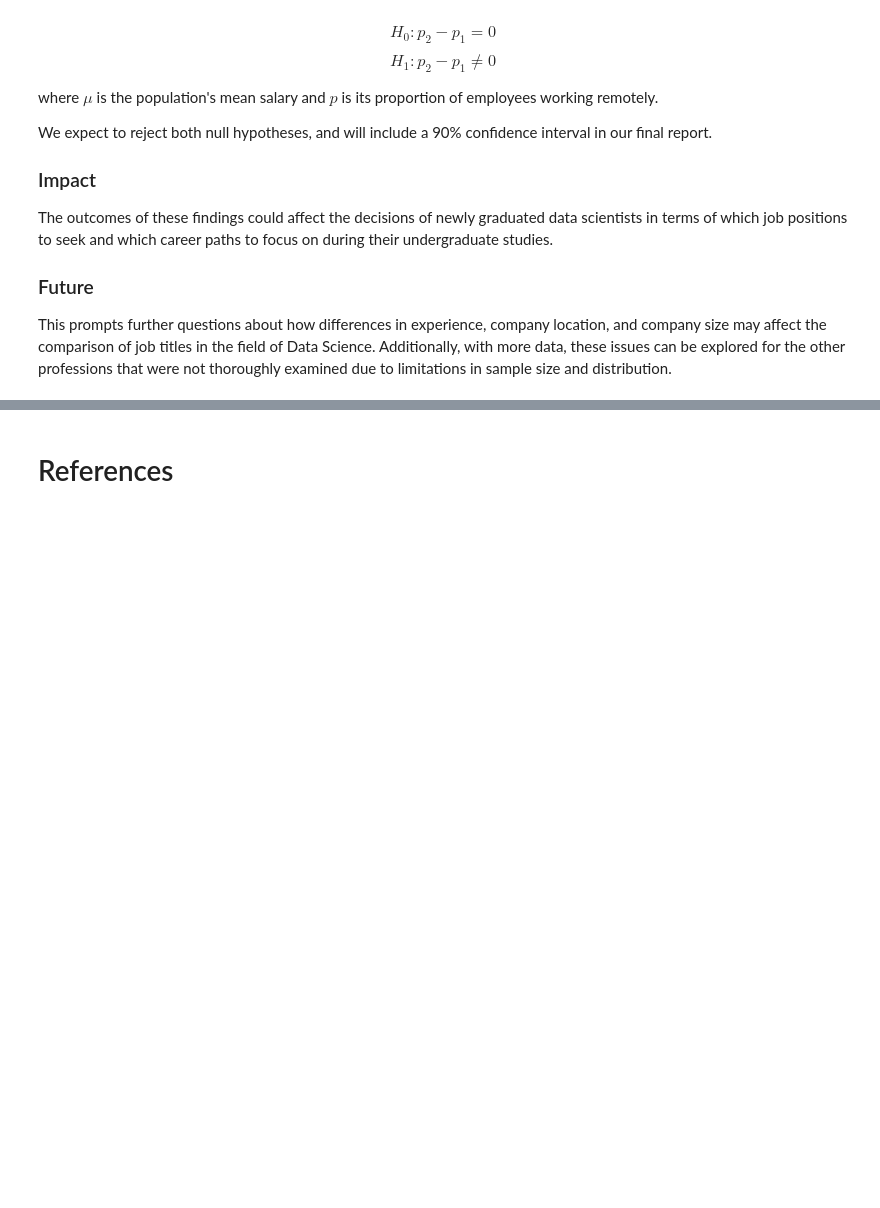
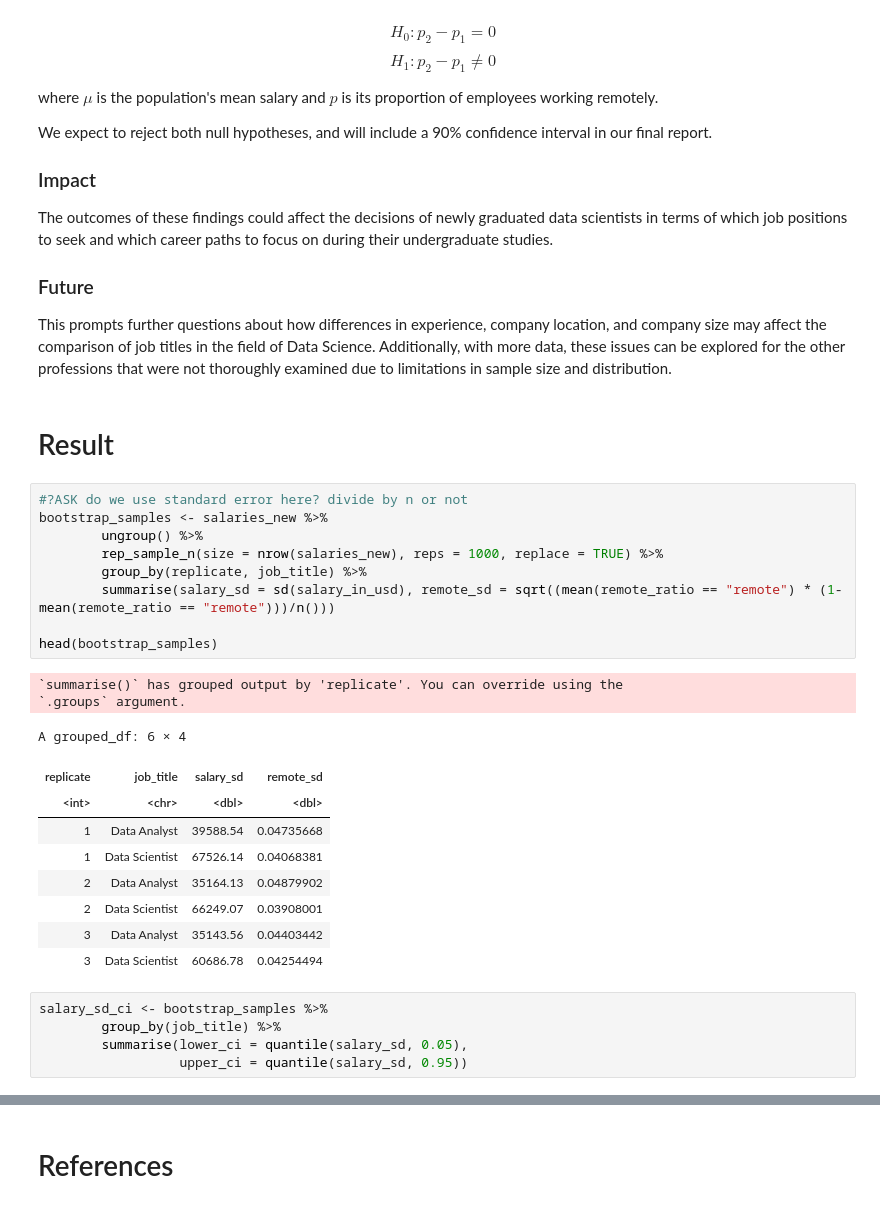
Before and after one commit to vindennt/stat-201-project-group-10, a Jupyter notebook: proposal (4).ipynb, the cells around one changed output, grey strips where cells are left out. Cells and saved outputs as stored; diff of their text form; blank space fills up the shorter version.

```diff
--- a/proposal (4).ipynb
+++ b/proposal (4).ipynb
@@ -312,3 +345,31 @@ The outcomes of these findings could affect the decisions of newly graduated dat
 ### Future
 
 This prompts further questions about how differences in experience, company location, and company size may affect the comparison of job titles in the field of Data Science. Additionally, with more data, these issues can be explored for the other professions that were not thoroughly examined due to limitations in sample size and distribution.
+# %% [markdown]
+# Result
+# %%
+#?ASK do we use standard error here? divide by n or not
+bootstrap_samples <- salaries_new %>%
+        ungroup() %>%
+        rep_sample_n(size = nrow(salaries_new), reps = 1000, replace = TRUE) %>%
+        group_by(replicate, job_title) %>%
+        summarise(salary_sd = sd(salary_in_usd), remote_sd = sqrt((mean(remote_ratio == "remote") * (1-mean(remote_ratio == "remote")))/n()))
+
+head(bootstrap_samples)
+# %% [output]
+`summarise()` has grouped output by 'replicate'. You can override using the
+`.groups` argument.
+A grouped_df: 6 × 4
+| replicate | job_title | salary_sd | remote_sd |
+| <int> | <chr> | <dbl> | <dbl> |
+| 1 | Data Analyst | 39588.54 | 0.04735668 |
+| 1 | Data Scientist | 67526.14 | 0.04068381 |
+| 2 | Data Analyst | 35164.13 | 0.04879902 |
+| 2 | Data Scientist | 66249.07 | 0.03908001 |
+| 3 | Data Analyst | 35143.56 | 0.04403442 |
+| 3 | Data Scientist | 60686.78 | 0.04254494 |
+# %%
+salary_sd_ci <- bootstrap_samples %>%
+        group_by(job_title) %>%
+        summarise(lower_ci = quantile(salary_sd, 0.05),
+                  upper_ci = quantile(salary_sd, 0.95))
```
Also changed, not shown: parts of 9 cells of this notebook.
